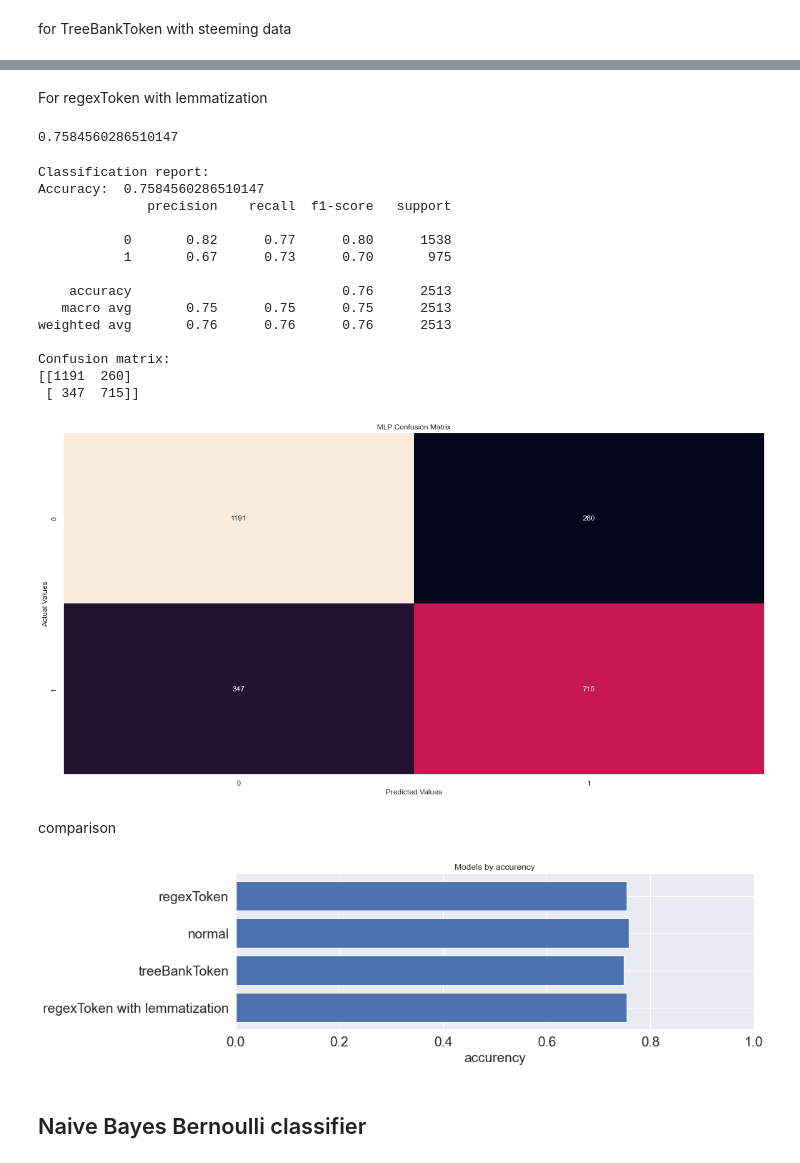
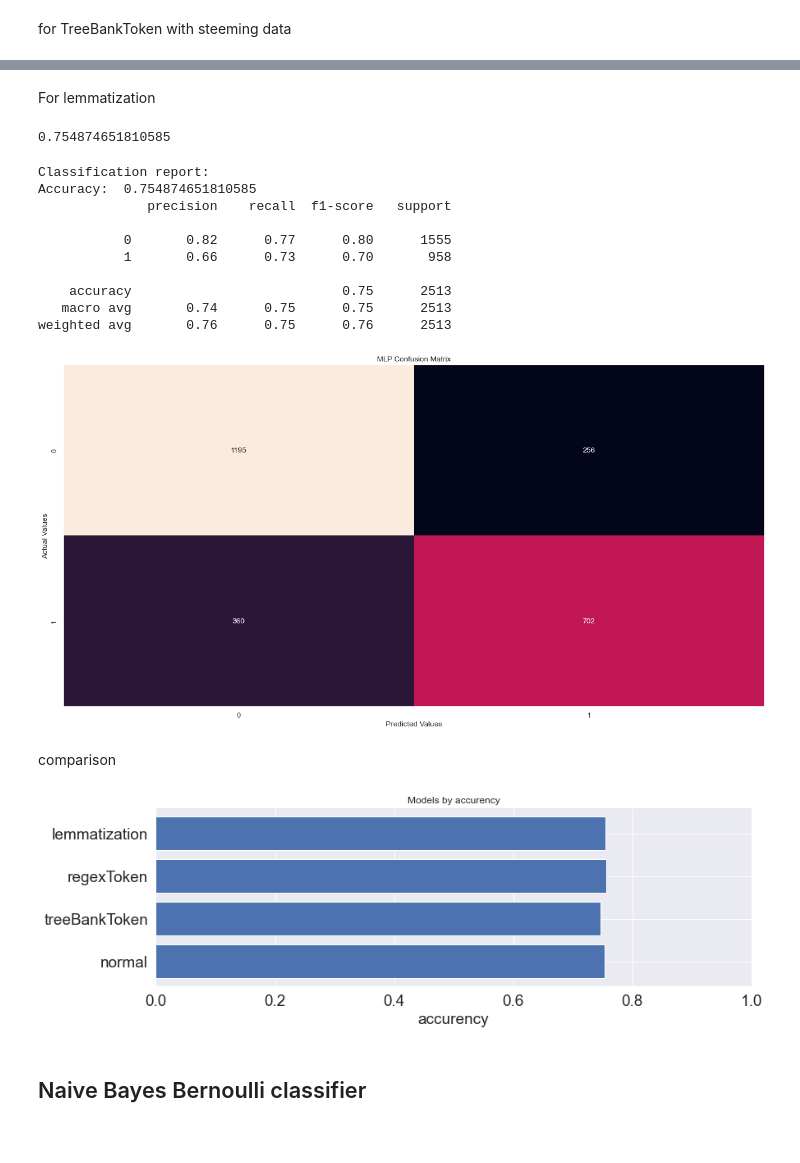
Before and after one commit to jakubrymuza/WTUM_17_2022, a Jupyter notebook: project.ipynb, the cells around one changed output, grey strips where cells are left out. Cells and saved outputs as stored; diff of their text form; code cells hidden in the pictures.

```diff
--- a/project.ipynb
+++ b/project.ipynb
@@ -658,7 +658,7 @@ train_x_vector_regexToken = count_vectorization2.fit_transform(train_x_regextoke
 count_vectorization3 = feature_extraction.text.CountVectorizer()
 train_x_vector_treebankToken = count_vectorization3.fit_transform(train_x_treebanktoken)
 count_vectorization4 = feature_extraction.text.CountVectorizer()
-train_x_vector_regexToken_lemma = count_vectorization4.fit_transform(train_x_regextokenlemma)
+train_x_vector_lemma = count_vectorization4.fit_transform(train_x_lemma)
 train_x_vector
 # %% [output]
 <4567x12296 sparse matrix of type '<class 'numpy.int64'>'
@@ -667,7 +667,7 @@ train_x_vector
 test_x_vector = count_vectorization.transform(test_x)
 test_x_regex_vector = count_vectorization2.transform(test_x_regextoken)
 test_x_treebanktoken_vector = count_vectorization3.transform(test_x_treebanktoken)
-test_x_regextokenlemma_vector = count_vectorization4.transform(test_x_regextokenlemma)
+test_x_lemma_vector = count_vectorization4.transform(test_x_lemma)
 # %% [markdown]
 # Model
 # %%
@@ -781,59 +768,55 @@ Confusion matrix:
 [figure]
 # %% [markdown]
-For regexToken with lemmatization
+For lemmatization
-# %%
-dec_tree_regex_lemma = DecisionTreeClassifier()
-dec_tree_regex_lemma.fit(train_x_vector_regexToken_lemma, train_y_regextokenlemma)
-
-dec_tree_regex_lemma.score(test_x_regextokenlemma_vector,test_y_regextokenlemma)
-# %% [output]
-0.7584560286510147
+# %%
+dec_tree_lemma = DecisionTreeClassifier()
+dec_tree_lemma.fit(train_x_vector_lemma, train_y_lemma)
+
+dec_tree_lemma.score(test_x_lemma_vector,test_y_lemma)
+# %% [output]
+0.754874651810585
 # %%
-YPred = dec_tree_regex_lemma.predict(test_x_regextokenlemma_vector)
+YPred = dec_tree_lemma.predict(test_x_lemma_vector)
 
-dec_tree_acc_regex_lemma = PrintRes(m_test_y=test_y_regextokenlemma,pred_y=YPred)
+dec_tree_acc_lemma = PrintRes(m_test_y=test_y_lemma,pred_y=YPred)
 # %% [output]
 Classification report:
-Accuracy:  0.7584560286510147
+Accuracy:  0.754874651810585
               precision    recall  f1-score   support
 
-           0       0.82      0.77      0.80      1538
-           1       0.67      0.73      0.70       975
+           0       0.82      0.77      0.80      1555
+           1       0.66      0.73      0.70       958
 
-    accuracy                           0.76      2513
-   macro avg       0.75      0.75      0.75      2513
-weighted avg       0.76      0.76      0.76      2513
-
-Confusion matrix:
-[[1191  260]
- [ 347  715]]
+    accuracy                           0.75      2513
+   macro avg       0.74      0.75      0.75      2513
+weighted avg       0.76      0.75      0.76      2513
 [figure]
 # %% [markdown]
 comparison
 # %%
-vals = {dec_tree_acc,dec_tree_acc_regex,dec_tree_acc_treeBank,dec_tree_acc_regex_lemma}
+vals = {dec_tree_acc,dec_tree_acc_regex,dec_tree_acc_treeBank,dec_tree_acc_lemma}
 models_Values = list(vals)
-mod = {'normal','regexToken','treeBankToken','regexToken with lemmatization'}
+mod = {'normal','regexToken','treeBankToken','lemmatization'}
 mod_list = list(mod)
 
 
 def compareGraph(mod,val):
 
     plt.figure(figsize=(13,4))
     plt.barh(mod,val)
     plt.xlim(0,1)
     plt.title('Models by accurency')
     plt.xlabel('accurency',fontsize=19)
     plt.xticks(fontsize=19)
     plt.yticks(fontsize=19)
     plt.tick_params(left=False)
     sns.despine(left=True)
     plt.show()
 
 
 compareGraph(mod_list,models_Values)
 # %% [output]
-[figure, old version]
+[figure, new version]
 # %% [markdown]
 ## Naive Bayes Bernoulli classifier
 # %% [markdown]
```
Also changed, not shown: parts of 45 cells of this notebook.
